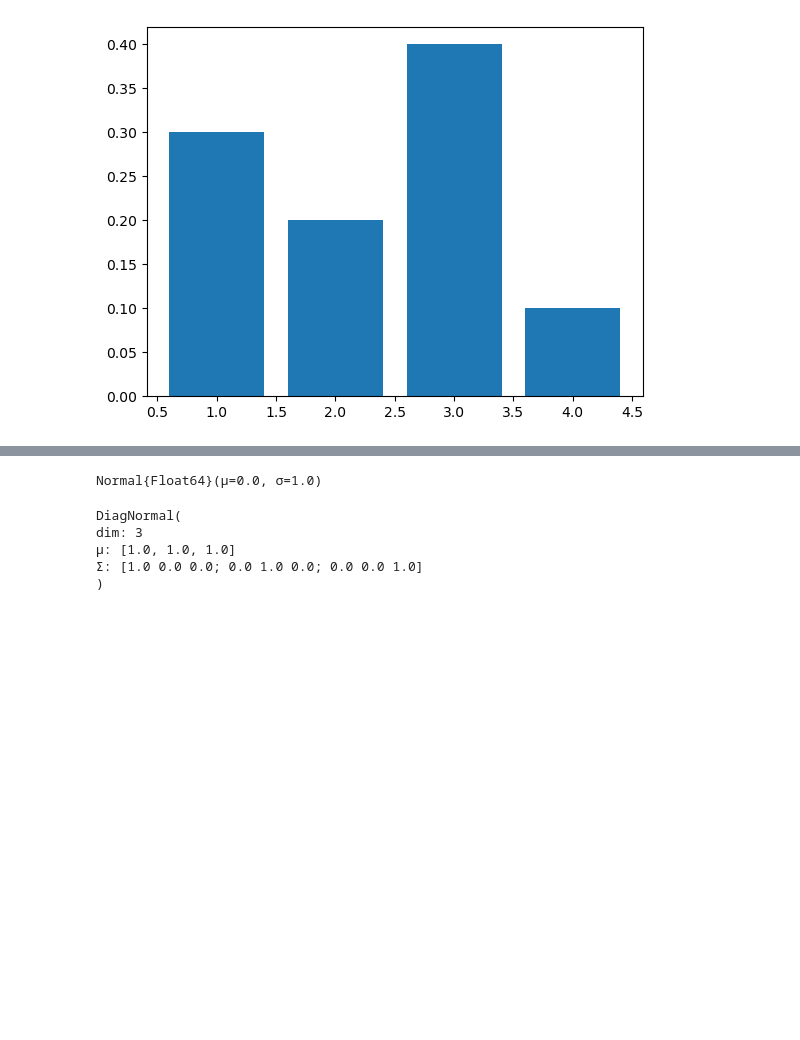
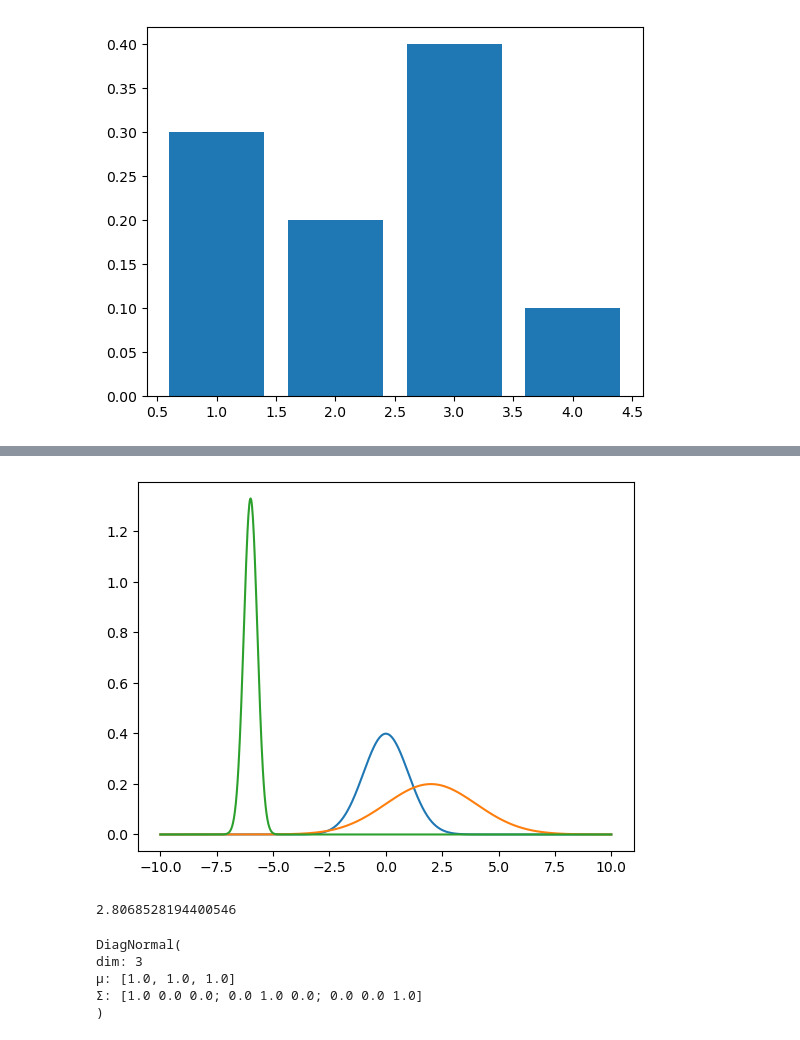
Before and after one commit to akiabe/BayesMLBook, a Jupyter notebook: Distribution.ipynb, the cells around one changed output, grey strips where cells are left out. Saved outputs shown, nothing was run; the diff lists cells and outputs as text; code cells hidden in the pictures; blank space fills up the shorter version.

```diff
--- a/Distribution.ipynb
+++ b/Distribution.ipynb
@@ -70,7 +104,19 @@ Gamma{Float64}(α=2.0, θ=2.0)
 # %%
-Normal(0.0, 1.0)
+# Gaussian distribution
+𝐱 = range(-10, 10, length=1000)
+
+𝒑1 = pdf(Normal(0.0, 1.0), 𝐱)
+𝒑2 = pdf(Normal(2.0, 2.0), 𝐱)
+𝒑3 = pdf(Normal(-6.0, 0.3), 𝐱)
+
+plot(𝐱, 𝒑1); plot(𝐱, 𝒑2); plot(𝐱, 𝒑3);
+
+# KL divergence
+KL(μ₁, μ₂, σ₁, σ₂) = 0.5*(((μ₁-μ₂)^2+σ₂^2)/σ₁^2+log(σ₁^2/σ₂^2)-1)
+kl_norm = KL(0.0, 2.0, 1.0, 2.0) # KL(p2||p1)
 # %% [output]
+[figure, added]
-Normal{Float64}(μ=0.0, σ=1.0)
+2.8068528194400546
 # %%
 MvNormal(ones(3), Diagonal(ones(3)))
 # %% [output]
```
Also changed, not shown: parts of 5 cells of this notebook.
